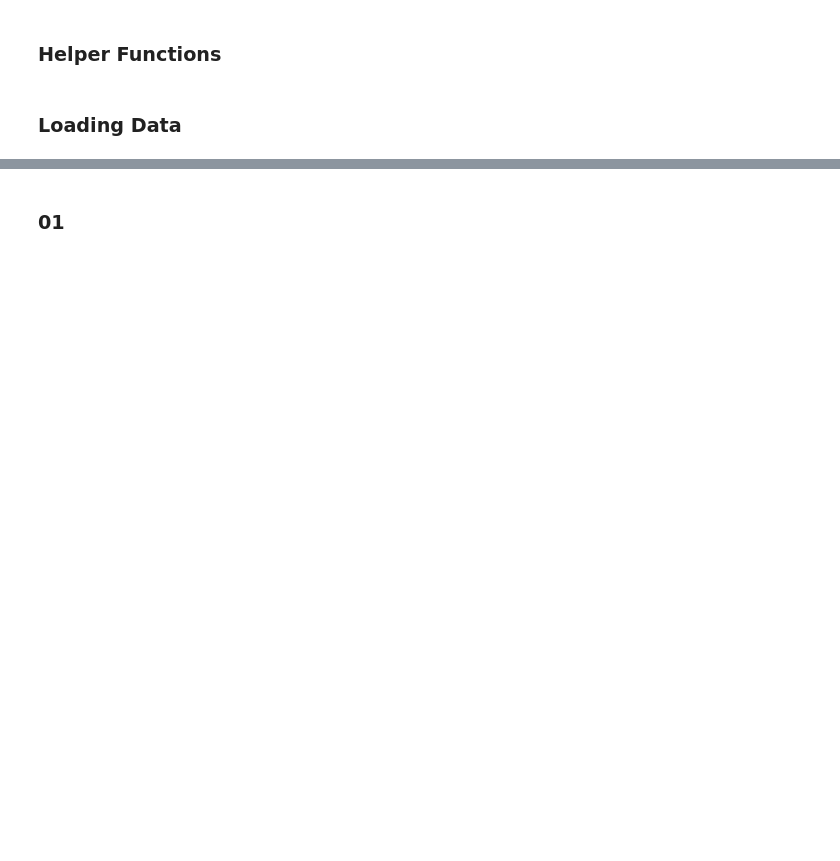
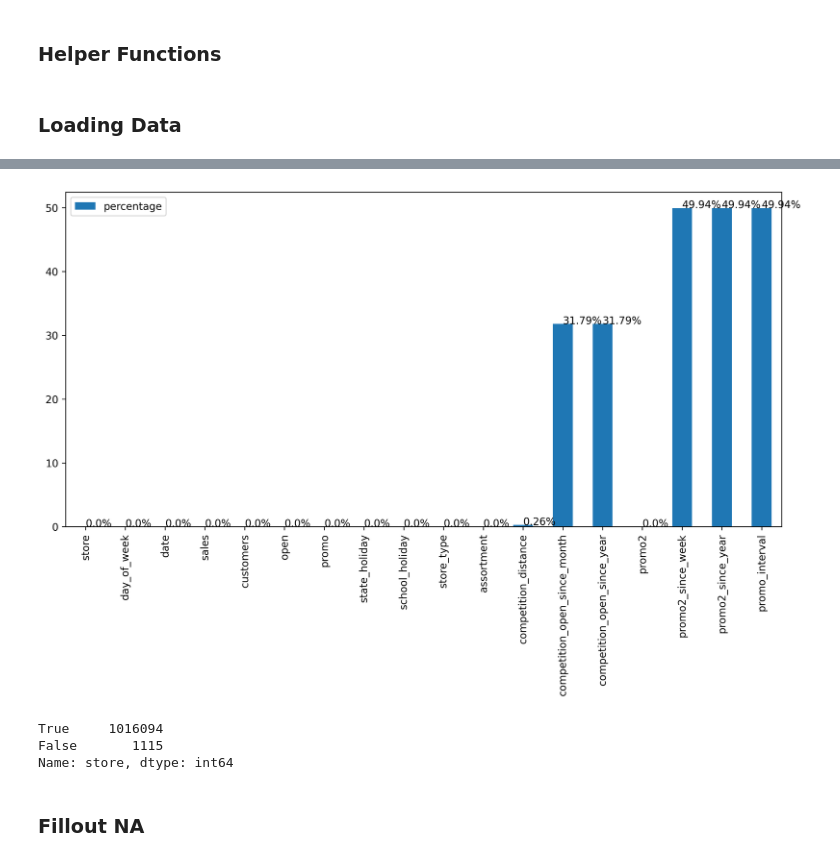
Before and after one commit to marxcerqueira/Data-Science-Projects, a Jupyter notebook: Kaggle-Rossman-Sales-Prediction/Rossman-Store-Sales-Prediction.ipynb, the cells around one changed output, grey strips where cells are left out. Drawn from its saved outputs; the diff is of its cells as text; code cells hidden in the pictures; blank space fills up the shorter version.

```diff
--- a/Kaggle-Rossman-Sales-Prediction/Rossman-Store-Sales-Prediction.ipynb
+++ b/Kaggle-Rossman-Sales-Prediction/Rossman-Store-Sales-Prediction.ipynb
@@ -23,0 +45,17 @@ TypeError: merge() missing 2 required positional arguments: 'left' and 'right'
+# %%
+#Copy dataset
+df1 = df_raw.copy()
+# %%
+cols_old = ['Store', 'DayOfWeek', 'Date', 'Sales', 'Customers', 'Open', 'Promo',
+       'StateHoliday', 'SchoolHoliday', 'StoreType', 'Assortment',
+       'CompetitionDistance', 'CompetitionOpenSinceMonth',
+       'CompetitionOpenSinceYear', 'Promo2', 'Promo2SinceWeek',
+       'Promo2SinceYear', 'PromoInterval']
+
+snakecase = lambda x: inflection.underscore(x)
+
+cols_new = list( map( snakecase, cols_old ) )
+
+#Rename Columns
+
+df1.columns = cols_new
@@ -27,0 +81,4 @@ TypeError: merge() missing 2 required positional arguments: 'left' and 'right'
+# %%
+#Change datatype of column data to datetime
+df1['date'] = pd.to_datetime( df1[ 'date' ] )
+df1.dtypes
@@ -29,0 +150,7 @@ TypeError: merge() missing 2 required positional arguments: 'left' and 'right'
+# %%
+missing_count = df1.isnull().sum() # the count of missing values
+value_count = df1.isnull().count() # the count of all values
+
+missing_percentage = round(missing_count/value_count *100, 2) # the percentage of missing values
+missing_df = pd.DataFrame({'missing values count': missing_count, 'percentage': missing_percentage})
+missing_df
@@ -30,2 +175,17 @@ TypeError: merge() missing 2 required positional arguments: 'left' and 'right'
+# %%
+plt.rcParams['figure.dpi'] = 300
+plt.rcParams['figure.figsize'] = [12.5, 6]
+
+barchart = missing_df.plot.bar(y='percentage')
+for index, percentage in enumerate( missing_percentage ):
+    barchart.text( index, percentage, str(percentage)+'%')
+# %% [output]
+[figure, added]
+# %%
+df1['store'].duplicated().value_counts()
+# %% [output]
+True     1016094
+False       1115
+Name: store, dtype: int64
 # %% [markdown]
-### 01
+### Fillout NA
```
Also changed, not shown: parts of 38 cells of this notebook, 1 other file.
